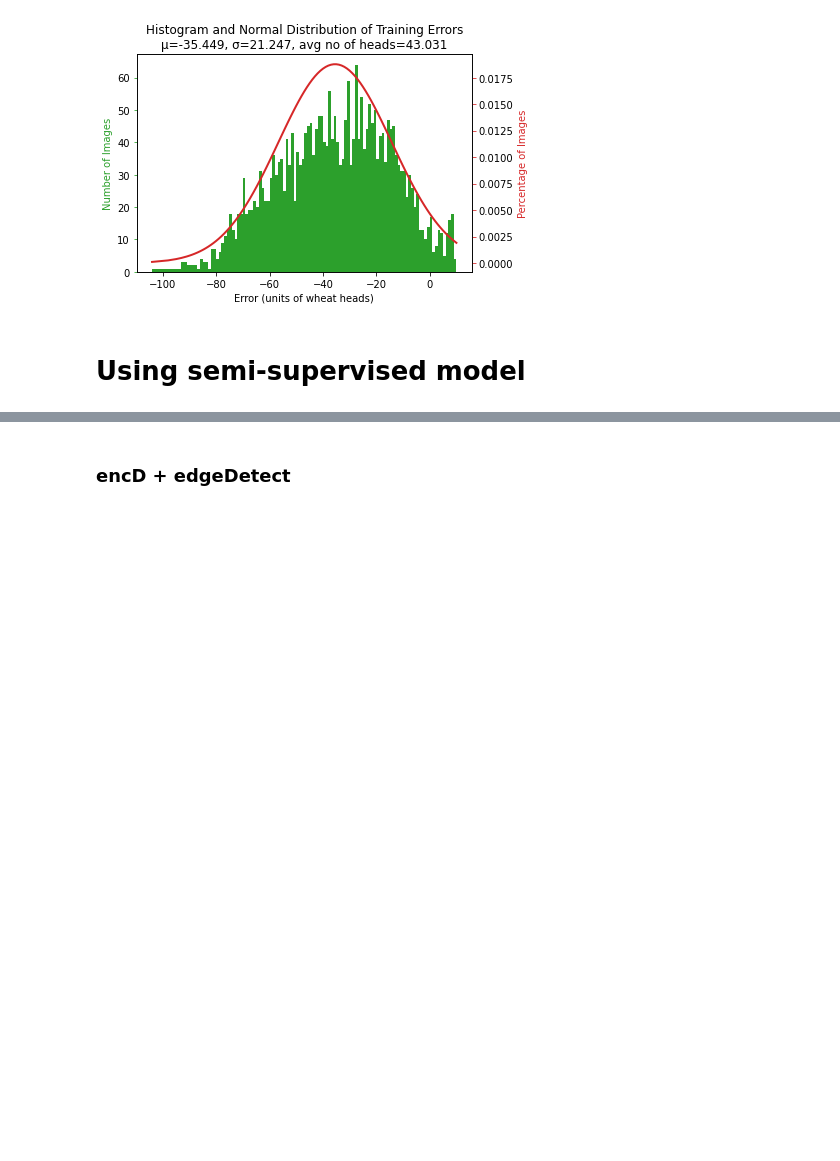
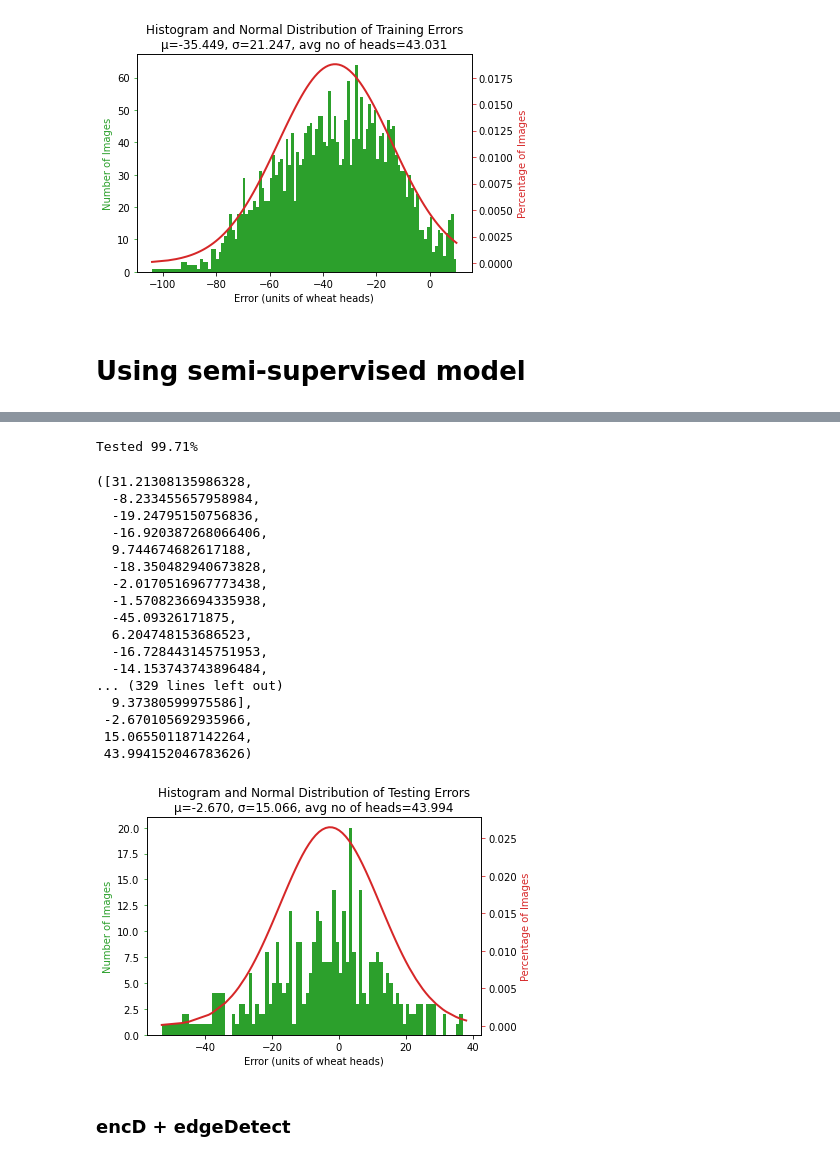
Before and after one commit to GerryChen117/2020-Summer-APS360-Project, a Jupyter notebook: model/openCVModels.ipynb, the cells around one changed output, grey strips where cells are left out. Cells and saved outputs as stored; diff of their text form; code cells hidden in the pictures; blank space fills up the shorter version.

```diff
--- a/model/openCVModels.ipynb
+++ b/model/openCVModels.ipynb
@@ -382,3 +461,29 @@ Tested 99.96%
+# %%
+netPath = "saved/TrainingRuns/RegAdamTrainer/CNN_encD_3Chan_b32_te25_lr0.001"
+my_model = CNN_3Chan(name="CNN_encD_3Chan"); my_model.cuda()
+my_model.load_state_dict(torch.load(netPath+"/model_epoch22"))
+trainLoader, valLoader, testLoader = loadData(batchsize = 1, inPath='saved/autEncMasked/autEncD')
+regresAnalysis(my_model, testLoader, netPath, mode='test')
+# %% [output]
+Tested 99.71%
+([31.21308135986328,
+  -8.233455657958984,
+  -19.24795150756836,
+  -16.920387268066406,
+  9.744674682617188,
+  -18.350482940673828,
+  -2.0170516967773438,
+  -1.5708236694335938,
+  -45.09326171875,
+  6.204748153686523,
+  -16.728443145751953,
+  -14.153743743896484,
+... (329 lines left out)
+  9.37380599975586],
+ -2.670105692935966,
+ 15.065501187142264,
+ 43.994152046783626)
+[figure, added]
 # %% [markdown]
 ### encD + edgeDetect
 # %%
```
Also changed, not shown: parts of 11 cells of this notebook, 55 other files.
